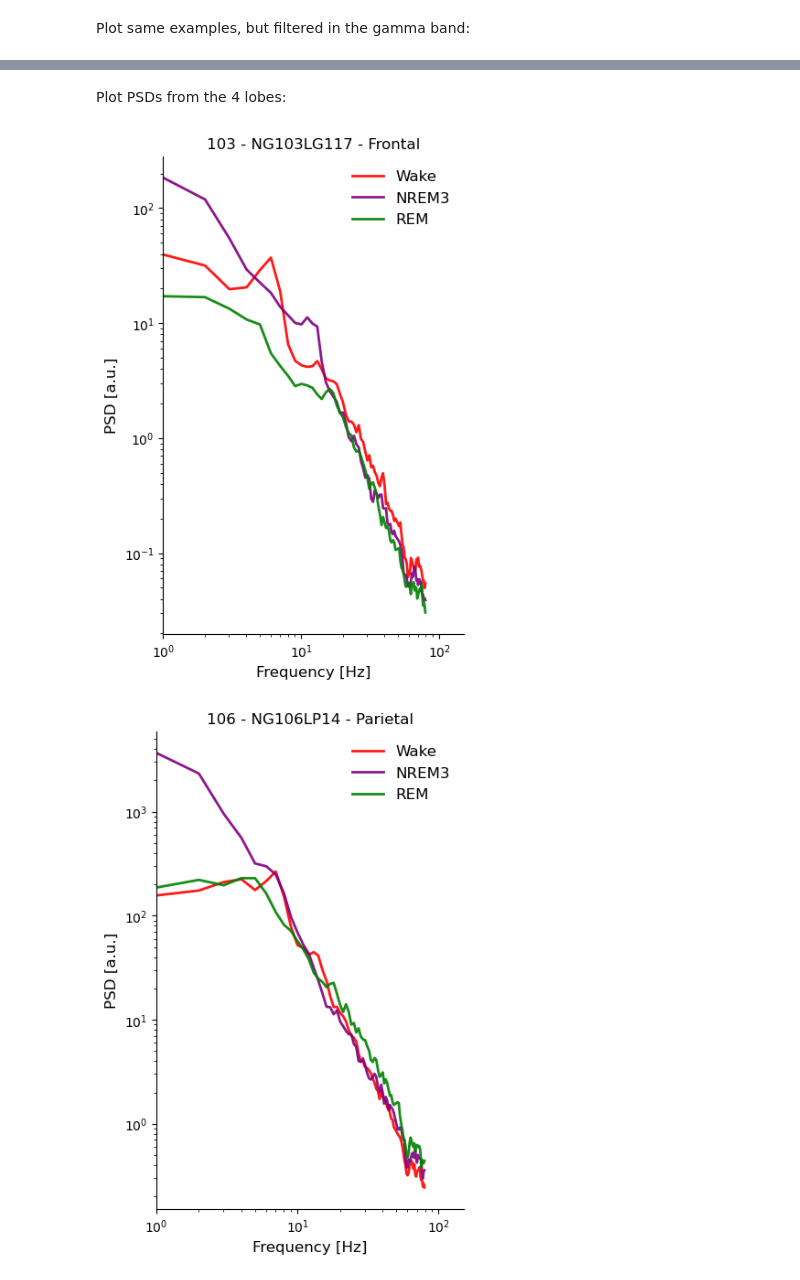
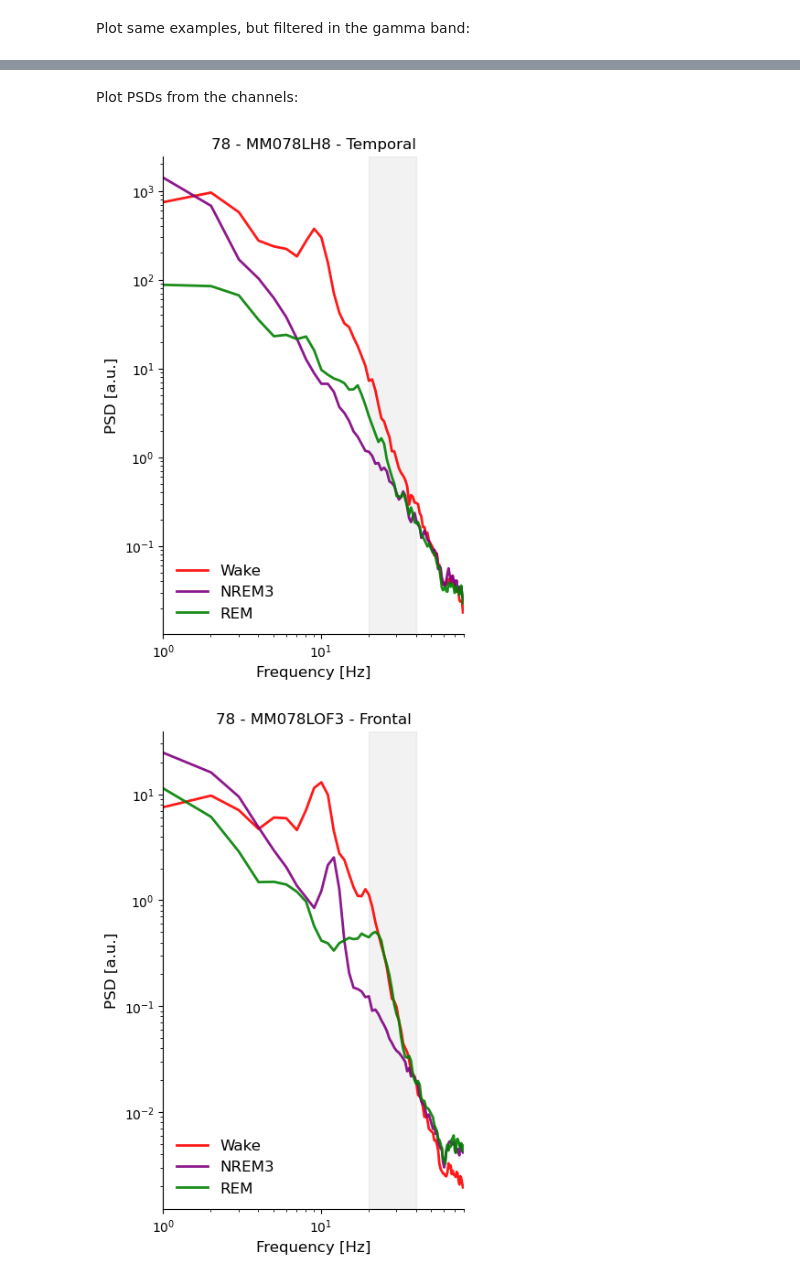
Before and after one commit to cusinatr/MNI-Analysis, a Jupyter notebook: Fig_0.ipynb, the cells around one changed output, grey strips where cells are left out. Cells and saved outputs as stored; diff of their text form; code cells hidden in the pictures.

Commit message:
notebooks for figures

```diff
--- a/Fig_0.ipynb
+++ b/Fig_0.ipynb
@@ -24,6 +25,7 @@ Paths and names:
 data_path = Path("F:\\iEEG_neural_dynamics\\MNIOpen")
 tau_path = data_path.joinpath("Results_acf_fit_exp")
 exp_path = data_path.joinpath("Results_psd_exp")
+gamma_path = data_path.joinpath("Results_gamma")
 fig_path = data_path.joinpath("Figures")
 # %% [markdown]
 Get data and info:
@@ -59,9 +61,9 @@ df_info = pd.DataFrame(
 Selected patients and channels to plot:
 # %%
 # Patients and channels to use
-pats = [103, 106, 53]
-chans = ["NG103LG117", "NG106LP14", "MD053RA1"]
-lobes = ["Frontal", "Parietal", "Temporal"]
+pats = [78, 78]  # [103, 103]  # [103, 106, 53]
+chans = ["MM078LH8", "MM078LOF3"] #["NG103LG15", "NG103LT14"]  # ["NG103LG117", "NG106LP14", "MD053RA1"]
+lobes = ["Temporal", "Frontal"]  # ["Frontal", "Temporal"]  # ["Frontal", "Parietal", "Temporal"]
 
 # Times for traces plot
 t_start = 2
@@ -107,7 +109,9 @@ scatter_trace = go.Scatter3d(
 )
 
 #  Highlight selected channels
-mni_coords = df_info.loc[df_info["chan"].isin(chans), ["mni_x", "mni_y", "mni_z"]].to_numpy()
+mni_coords = df_info.loc[
+    df_info["chan"].isin(chans), ["mni_x", "mni_y", "mni_z"]
+].to_numpy()
 ch_traces = go.Scatter3d(
     x=mni_coords[:, 0],
     y=mni_coords[:, 1],
@@ -234,8 +237,8 @@ for pat, ch in zip(pats, chans):
         axs[i].set_xticks([0, int(sfreq / 2)], labels=[0, 500], fontsize=12)
         axs[i].spines["bottom"].set_bounds(0, int(sfreq / 2))
         axs[i].set_xlabel("Time [ms]", fontsize=12)
-        axs[i].set_yticks([-10, 10], labels=[0, 20], fontsize=12)
-        axs[i].spines["left"].set_bounds(-10, 10)
+        axs[i].set_yticks([-5, 5], labels=[0, 10], fontsize=12)
+        axs[i].spines["left"].set_bounds(-5, 5)
         axs[i].set_ylabel("Gamma power [au]", fontsize=12)
     fig.suptitle(f"Channel {ch}")
     fig.savefig(fig_path.joinpath("Fig_0", f"traces_{ch}_gamma.svg"), format="svg")
@@ -293,14 +337,6 @@ _reset_default_rc()
 # %% [markdown]
-Plot PSDs from the 4 lobes:
+Plot PSDs from the channels:
 # %%
-# Patients and channels to use
-pats = [103, 106, 53]
-chans = ["NG103LG117", "NG106LP14", "MD053RA1"]
-lobes = ["Frontal", "Parietal", "Temporal"]
-
-stages_dict = {"W": "Wake", "N3": "NREM3", "R": "REM"}
-color_stages = {"W": "red", "N3": "purple", "R": "green"}
-
 for pat, chan, lobe in zip(pats, chans, lobes):
     pat_dir = exp_path.joinpath(str(pat).zfill(3))
     fig, ax = plt.subplots(figsize=(4, 6), layout="constrained")
@@ -309,33 +345,36 @@ for pat, chan, lobe in zip(pats, chans, lobes):
         # Load PSD
         with open(
             pat_dir.joinpath("PSD/" + str(pat).zfill(3) + "_" + stage.lower() + ".pkl"),
             "rb",
         ) as f:
             psd_pat_stage = pickle.load(f)
         idx_chan = psd_pat_stage["chans"].index(chan)
 
         # Figure ACF
         ax.plot(
             psd_pat_stage["freqs"],
             psd_pat_stage["psd"][:, idx_chan].mean(axis=0),
             c=color_stages[stage],
             label=stages_dict[stage],
             lw=2,
             alpha=0.9,
         )
+        ax.axvspan(20, 40, color="lightgray", alpha=0.1)
         title = " - ".join([str(pat), chan, lobe])
         ax.set_xscale("log")
         ax.set_yscale("log")
         ax.set_title(title)
-        ax.set_xlim(1, 150)
+        ax.set_xlim(1, 80)
         # ax.set_ylim(-0.4, 1)
         ax.set_xlabel("Frequency [Hz]", fontsize=12)
         ax.set_ylabel("PSD [a.u.]", fontsize=12)
         ax.spines[["top", "right"]].set_visible(False)
+        ax.spines["bottom"].set_bounds(1, 80)
+
     ax.legend(frameon=False, fontsize=12)
     fig.savefig(fig_path.joinpath("Fig_0", f"PSD_{pat}_{chan}.svg"), format="svg")
 
     plt.show()
 # %% [output]
-[figure, old version]
+[figure, new version]
-[figure, old version]
+[figure, new version]
```
Also changed, not shown: parts of 10 cells of this notebook, 3 other files.
